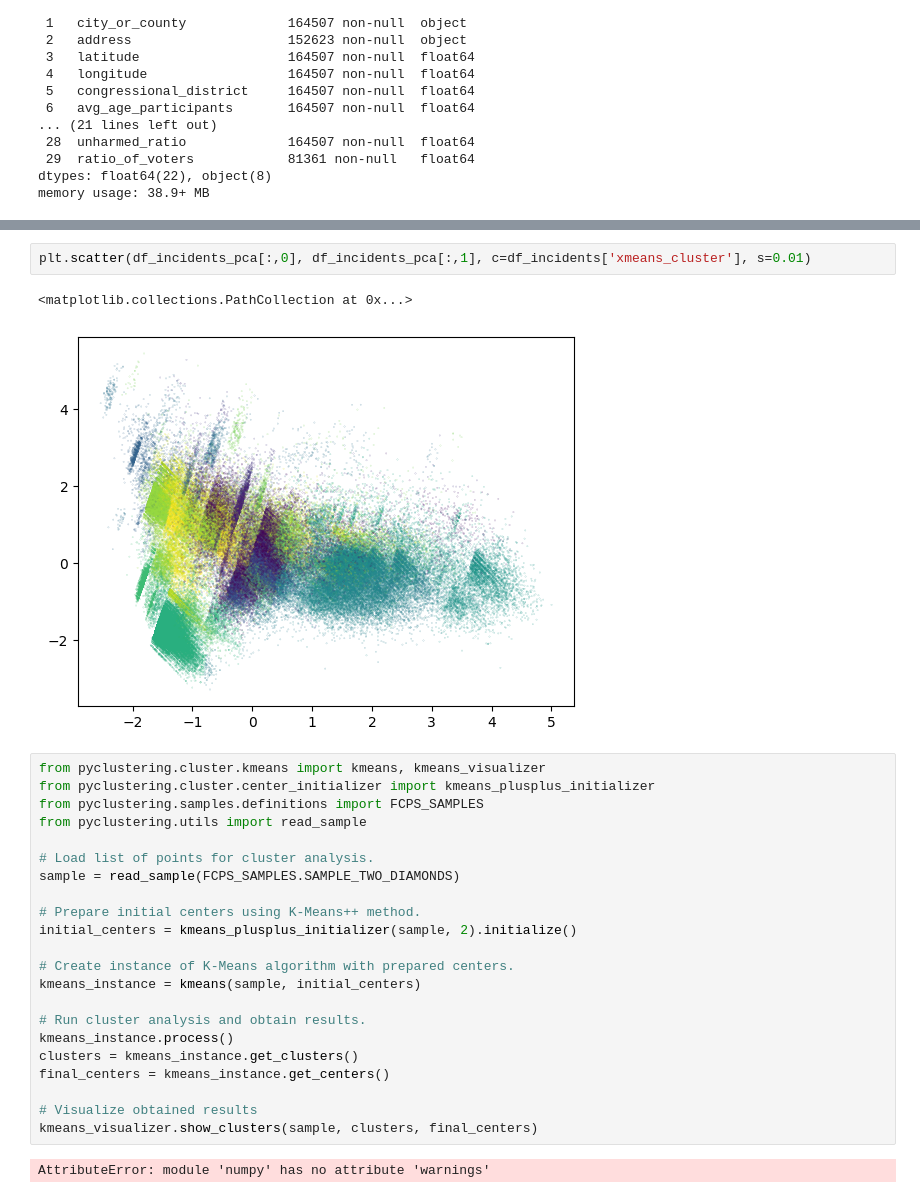
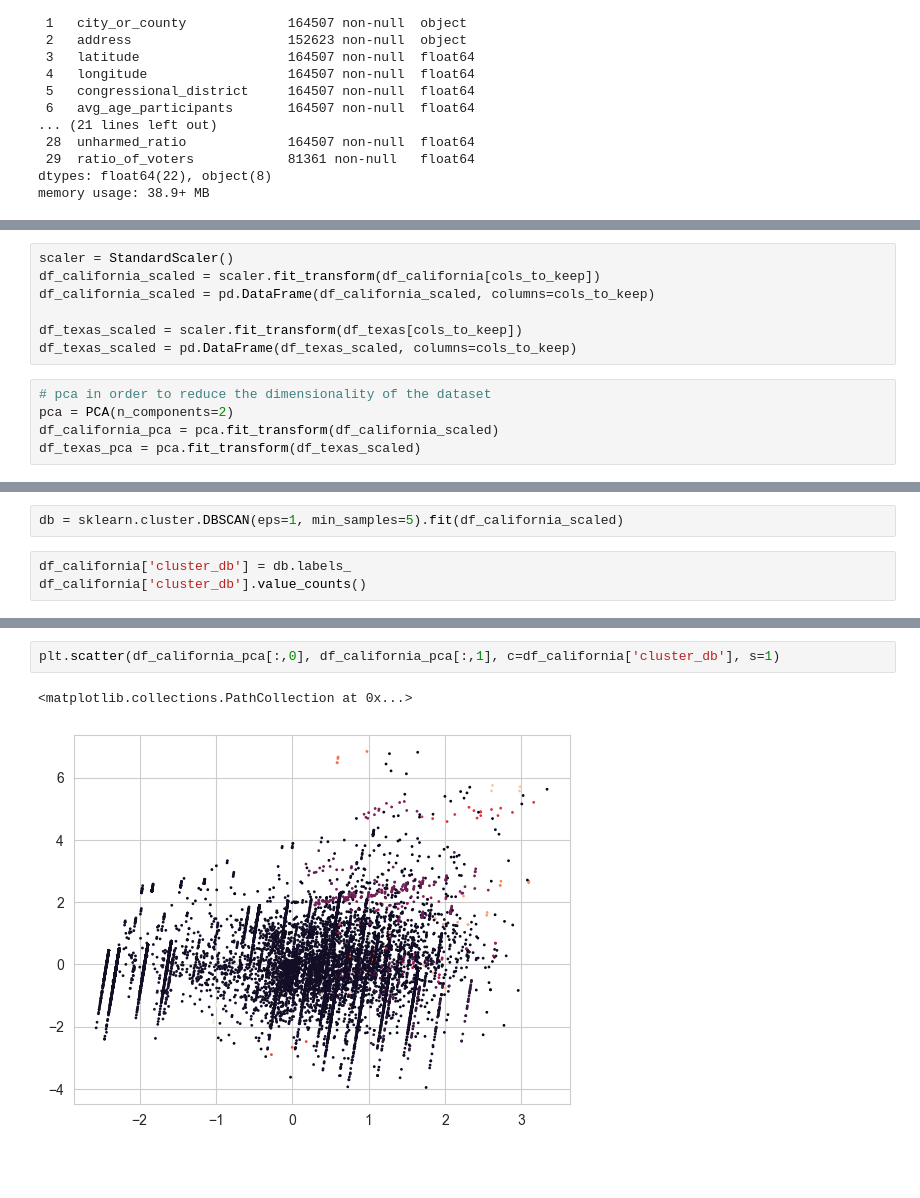
Before and after one commit to irenedovichi/DM-project, a Jupyter notebook: TASK 2/Clustering.ipynb, the cells around one changed output, grey strips where cells are left out. Cells and saved outputs as stored; diff of their text form; blank space fills up the shorter version.

```diff
--- a/TASK 2/Clustering.ipynb
+++ b/TASK 2/Clustering.ipynb
@@ -185,0 +181,12 @@ Name: count, dtype: int64
+# %%
+scaler = StandardScaler()
+df_california_scaled = scaler.fit_transform(df_california[cols_to_keep])
+df_california_scaled = pd.DataFrame(df_california_scaled, columns=cols_to_keep)
+
+df_texas_scaled = scaler.fit_transform(df_texas[cols_to_keep])
+df_texas_scaled = pd.DataFrame(df_texas_scaled, columns=cols_to_keep)
+# %%
+# pca in order to reduce the dimensionality of the dataset
+pca = PCA(n_components=2)
+df_california_pca = pca.fit_transform(df_california_scaled)
+df_texas_pca = pca.fit_transform(df_texas_scaled)
@@ -185,0 +217,5 @@ Name: count, dtype: int64
+# %%
+db = sklearn.cluster.DBSCAN(eps=1, min_samples=5).fit(df_california_scaled)
+# %%
+df_california['cluster_db'] = db.labels_
+df_california['cluster_db'].value_counts()
@@ -186,29 +245,5 @@ Name: count, dtype: int64
 # %%
-plt.scatter(df_incidents_pca[:,0], df_incidents_pca[:,1], c=df_incidents['xmeans_cluster'], s=0.01)
+plt.scatter(df_california_pca[:,0], df_california_pca[:,1], c=df_california['cluster_db'], s=1)
 # %% [output]
 <matplotlib.collections.PathCollection at 0x...>
-[figure, old version]
+[figure, new version]
-# %%
-from pyclustering.cluster.kmeans import kmeans, kmeans_visualizer
-from pyclustering.cluster.center_initializer import kmeans_plusplus_initializer
-from pyclustering.samples.definitions import FCPS_SAMPLES
-from pyclustering.utils import read_sample
-
-# Load list of points for cluster analysis.
-sample = read_sample(FCPS_SAMPLES.SAMPLE_TWO_DIAMONDS)
-
-# Prepare initial centers using K-Means++ method.
-initial_centers = kmeans_plusplus_initializer(sample, 2).initialize()
-
-# Create instance of K-Means algorithm with prepared centers.
-kmeans_instance = kmeans(sample, initial_centers)
-
-# Run cluster analysis and obtain results.
-kmeans_instance.process()
-clusters = kmeans_instance.get_clusters()
-final_centers = kmeans_instance.get_centers()
-
-# Visualize obtained results
-kmeans_visualizer.show_clusters(sample, clusters, final_centers)
-# %% [output]
-AttributeError: module 'numpy' has no attribute 'warnings'
```
Also changed, not shown: parts of 32 cells of this notebook, 1 other file.
